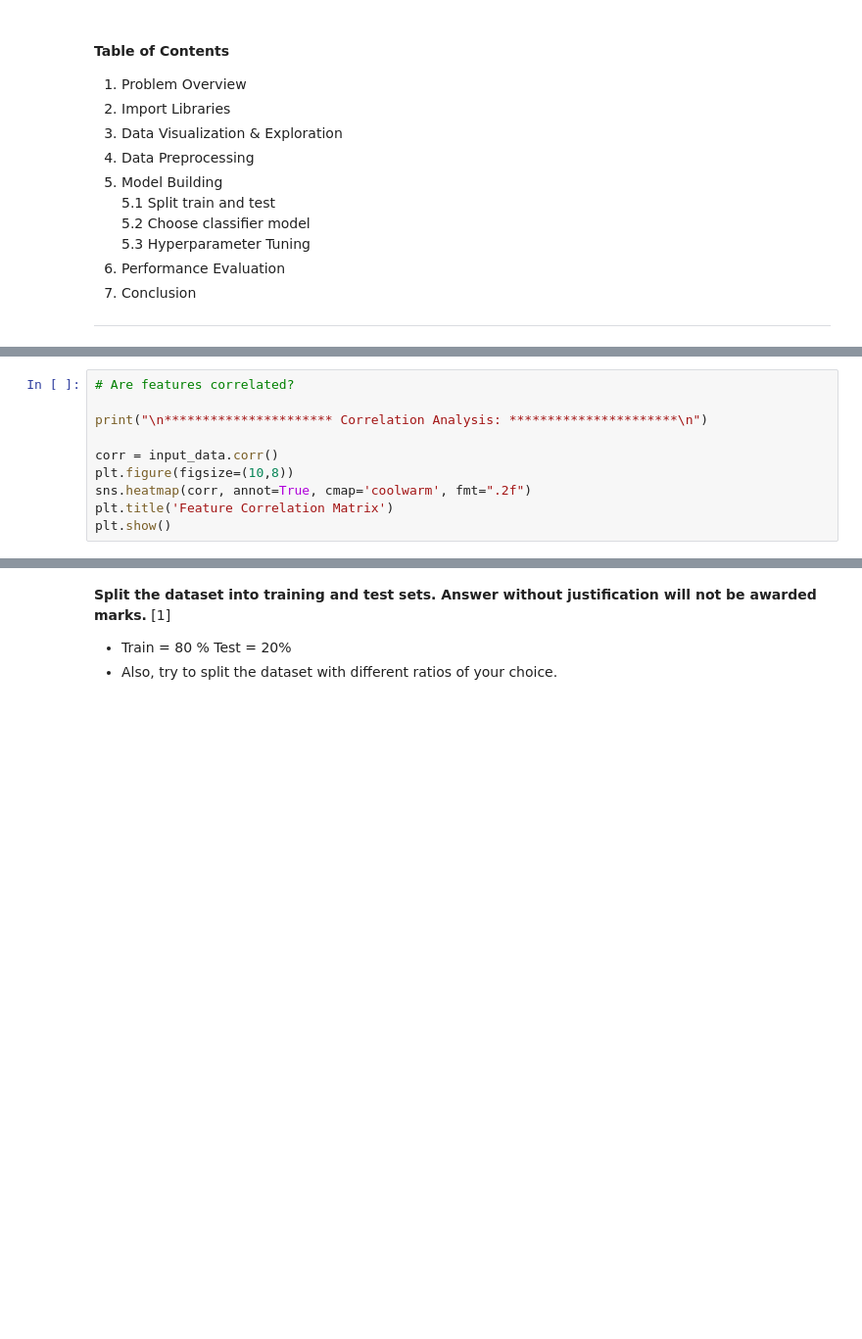
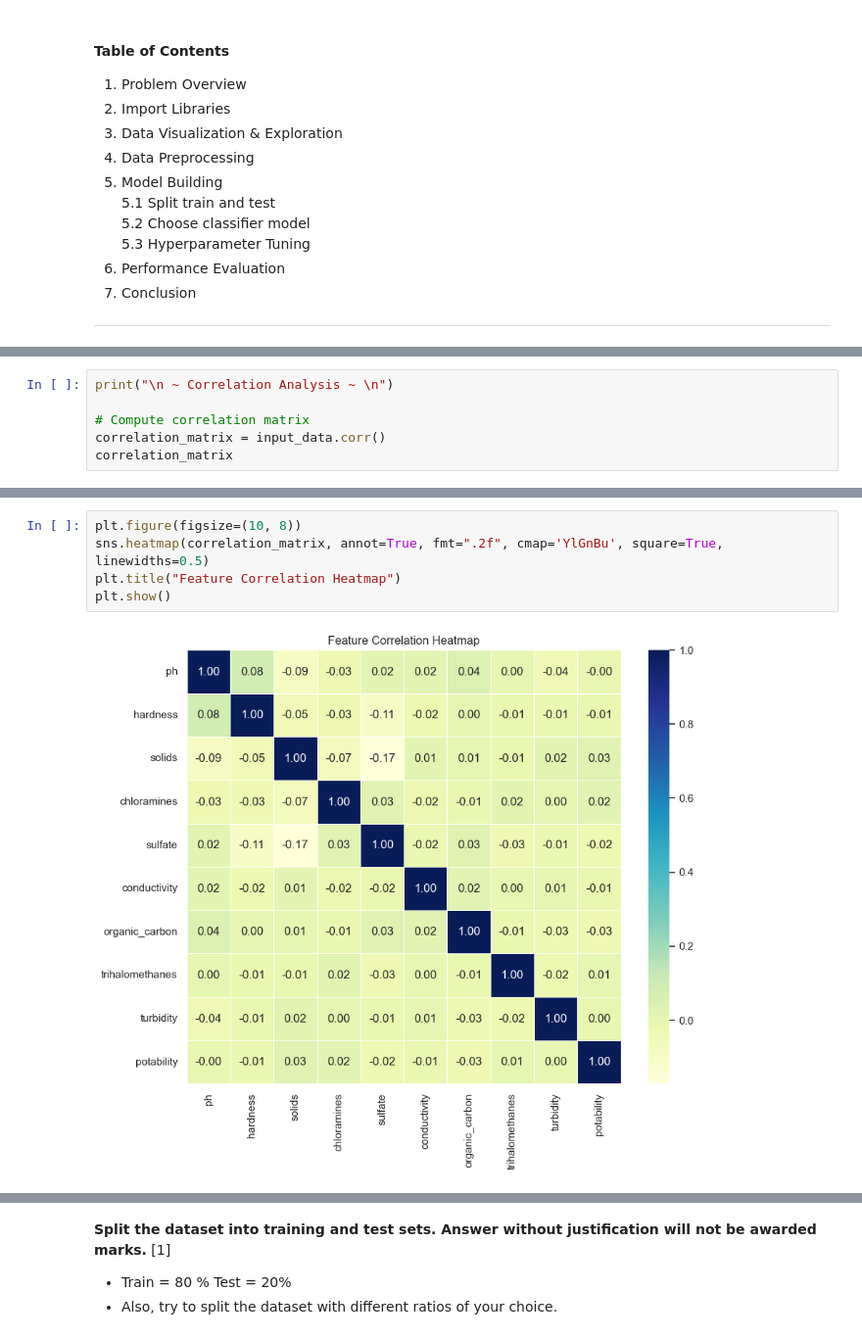
Before and after one commit to VidushiBhatia/ml-math, a Jupyter notebook: 2024AC05012_Problem_Statement_3.ipynb, the cells around one changed output, grey strips where cells are left out. Shown at 98% size. Cells and saved outputs as stored; diff of their text form; blank space fills up the shorter version.

```diff
--- a/2024AC05012_Problem_Statement_3.ipynb
+++ b/2024AC05012_Problem_Statement_3.ipynb
@@ -164,11 +278,7 @@ sns.pairplot(input_data.sample(500), hue='potability', vars=input_data.columns[:
 # %%
-# Are features correlated?
+print("\n ~ Correlation Analysis ~ \n")
 
-print("\n********************** Correlation Analysis: **********************\n")
-
-corr = input_data.corr()
-plt.figure(figsize=(10,8))
-sns.heatmap(corr, annot=True, cmap='coolwarm', fmt=".2f")
-plt.title('Feature Correlation Matrix')
-plt.show()
+# Compute correlation matrix
+correlation_matrix = input_data.corr()
+correlation_matrix
 # %% [output]
@@ -177 +297,8 @@ plt.show()
+# %%
+plt.figure(figsize=(10, 8))
+sns.heatmap(correlation_matrix, annot=True, fmt=".2f", cmap='YlGnBu', square=True, linewidths=0.5)
+plt.title("Feature Correlation Heatmap")
+plt.show()
+# %% [output]
+[figure, added]
 # %% [markdown]
```
Also changed, not shown: parts of 78 cells of this notebook.
